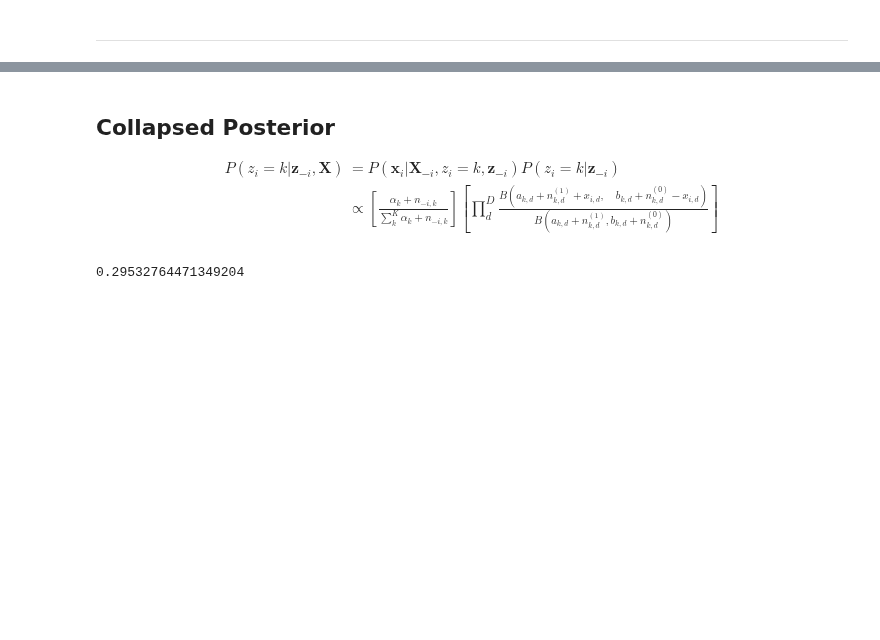
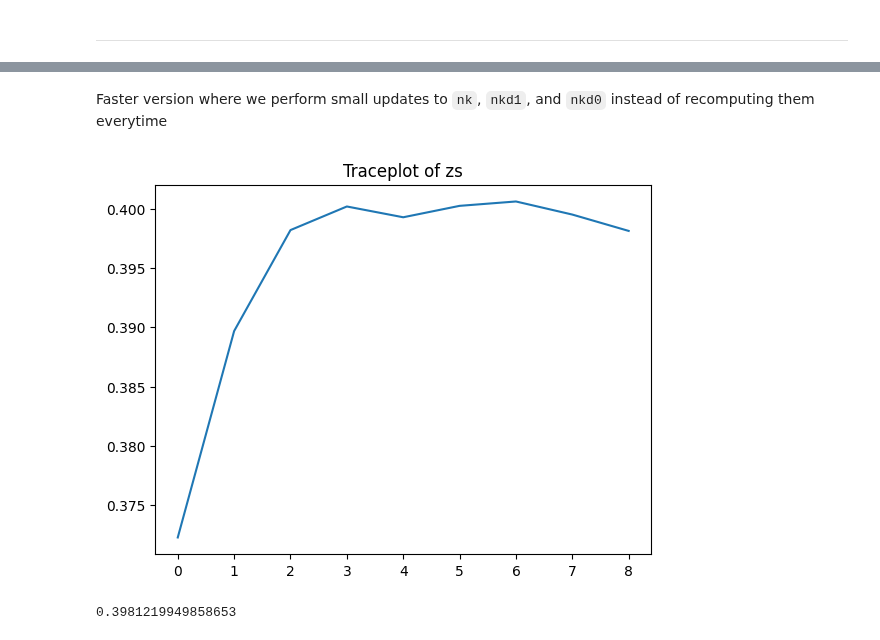
Before and after one commit to jimmyjz1127/bayesian-mixture-model-missing-data, a Jupyter notebook: Week3/MixedBernMCMC.ipynb, the cells around one changed output, grey strips where cells are left out. Saved outputs shown, nothing was run; the diff lists cells and outputs as text; code cells hidden in the pictures; blank space fills up the shorter version.

Commit message:
Refined formulation for collapsed gibbs

```diff
--- a/Week3/MixedBernMCMC.ipynb
+++ b/Week3/MixedBernMCMC.ipynb
@@ -367,16 +390,11 @@ def gibbs_collapsed(X, num_iter, num_burn, K=10, rng=np.random.default_rng(rando
             zs[i] = (cdf > u).argmax()  # return first index where cdf is greater than random u
 
         if t > num_burn:
-            zs_samples.append(zs)
+            zs_samples.append(zs.copy())
 
     return zs_samples
-# %% [markdown]
-## Collapsed Posterior
-
-$$\begin{align}
-    P(z_i = k | \mathbf{z}_{-i}, \mathbf{X}) &= P(\mathbf{x}_i | \mathbf{X}_{-i}, z_i=k, \mathbf{z}_{-i})P(z_i=k|\mathbf{z}_{-i}) \\
-        &\propto \left[ \frac{\alpha_k + n_{-i,k}}{\sum_k^K \alpha_k + n_{-i,k}} \right] \left[ \prod_d^D \frac{B(a_{k,d} + n_{k,d}^{(1)} + x_{i,d}, \quad b_{k,d} + n_{k,d}^{(0)} - x_{i,d})}{B(a_{k,d} + n_{k,d}^{(1)}, b_{k,d} + n_{k,d}^{(0)})} \right]
-\end{align}$$
+# %% [markdown]
+Faster version where we perform small updates to `nk`, `nkd1`, and `nkd0` instead of recomputing them everytime
 # %%
 def gibbs_collapsed(X, num_iter, num_burn, K=10, rng=np.random.default_rng(random_seed), eps=1e-20) :
     n, d = X.shape
@@ -435,8 +452,16 @@ def gibbs_collapsed(X, num_iter, num_burn, K=10, rng=np.random.default_rng(rando
 
     return zs_samples
 # %%
-zs=gibbs_collapsed(X_mnist_train, 1000,)
+zs=gibbs_collapsed(X_mnist_train, 10,3)
+# %%
+scores = [metrics.adjusted_rand_score(Y_mnist_train, zs[i]) for i in range(0,len(zs))]
+# %%
+plt.plot(scores)
+plt.title("Traceplot of zs")
+plt.show()
+# %% [output]
+[figure, added]
 # %%
 metrics.adjusted_rand_score(Y_mnist_train, zs[-1])
 # %% [output]
-0.29532764471349204
+0.3981219949858653
```
Also changed, not shown: parts of 14 cells of this notebook.
